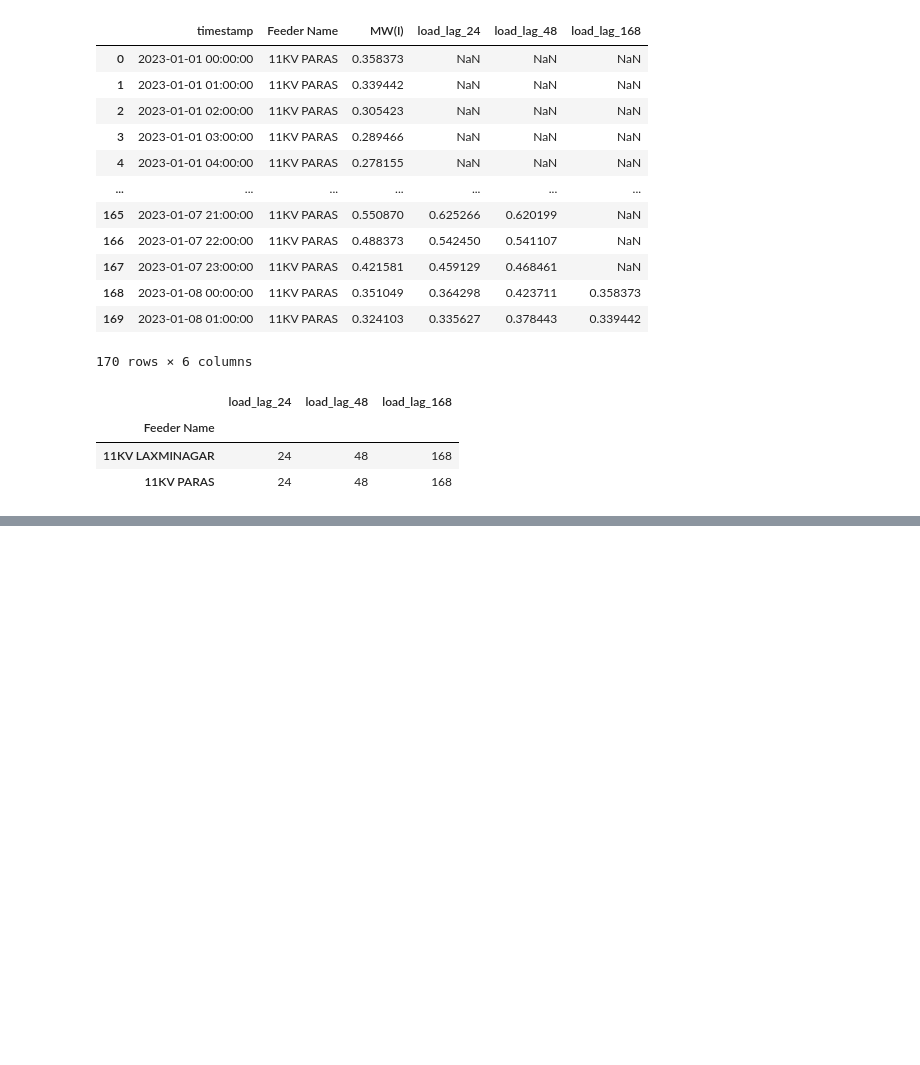
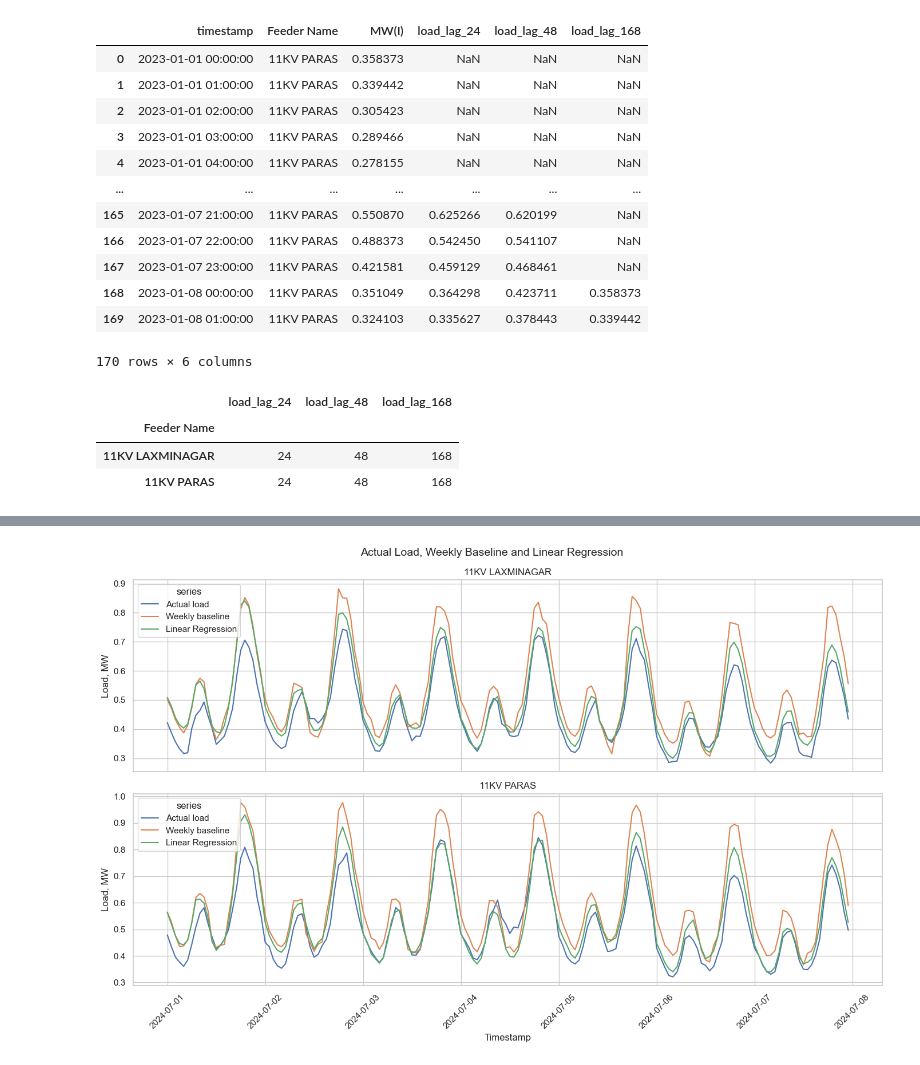
Before and after one commit to tejasstrivedi/MLDAProject, a Jupyter notebook: project.ipynb, the cells around one changed output, grey strips where cells are left out. Saved outputs shown, nothing was run; the diff lists cells and outputs as text; code cells hidden in the pictures; blank space fills up the shorter version.

```diff
--- a/project.ipynb
+++ b/project.ipynb
@@ -1118,0 +1703,14 @@ lag_missing_summary
+# %%
+from sklearn.linear_model import LinearRegression
+from sklearn.pipeline import Pipeline
+from sklearn.preprocessing import StandardScaler
+
+linear_regression_model = Pipeline([
+    ("scaler", StandardScaler()),
+    ("model", LinearRegression()),
+])
+
+linear_regression_model.fit(X_train, y_train)
+linear_validation_predictions = linear_regression_model.predict(X_validation)
+
+print("Linear Regression training complete.")
@@ -1118,0 +1784,50 @@ lag_missing_summary
+# %%
+validation_prediction_data = validation_data[
+    ["timestamp", "Feeder Name", target_column, "load_lag_168"]
+].copy()
+
+validation_prediction_data["Linear Regression"] = (
+    linear_validation_predictions
+)
+validation_prediction_data = validation_prediction_data.rename(columns={
+    target_column: "Actual load",
+    "load_lag_168": "Weekly baseline",
+})
+
+comparison_week = validation_prediction_data[
+    (validation_prediction_data["timestamp"] >= baseline_plot_start)
+    & (validation_prediction_data["timestamp"] < baseline_plot_end)
+]
+
+comparison_week_long = comparison_week.melt(
+    id_vars=["timestamp", "Feeder Name"],
+    value_vars=["Actual load", "Weekly baseline", "Linear Regression"],
+    var_name="series",
+    value_name="load_mw",
+)
+
+fig, axes = plt.subplots(2, 1, figsize=(14, 9), sharex=True)
+
+for axis, feeder_name in zip(
+    axes, sorted(comparison_week_long["Feeder Name"].unique())
+):
+    feeder_plot = comparison_week_long[
+        comparison_week_long["Feeder Name"] == feeder_name
+    ]
+    sns.lineplot(
+        data=feeder_plot,
+        x="timestamp",
+        y="load_mw",
+        hue="series",
+        ax=axis,
+    )
+    axis.set_title(feeder_name)
+    axis.set_xlabel("Timestamp")
+    axis.set_ylabel("Load, MW")
+
+fig.suptitle("Actual Load, Weekly Baseline and Linear Regression", fontsize=14)
+plt.xticks(rotation=45)
+plt.tight_layout()
+plt.show()
+# %% [output]
+[figure, added]
```
Also changed, not shown: parts of 130 cells of this notebook, 4 other files.
